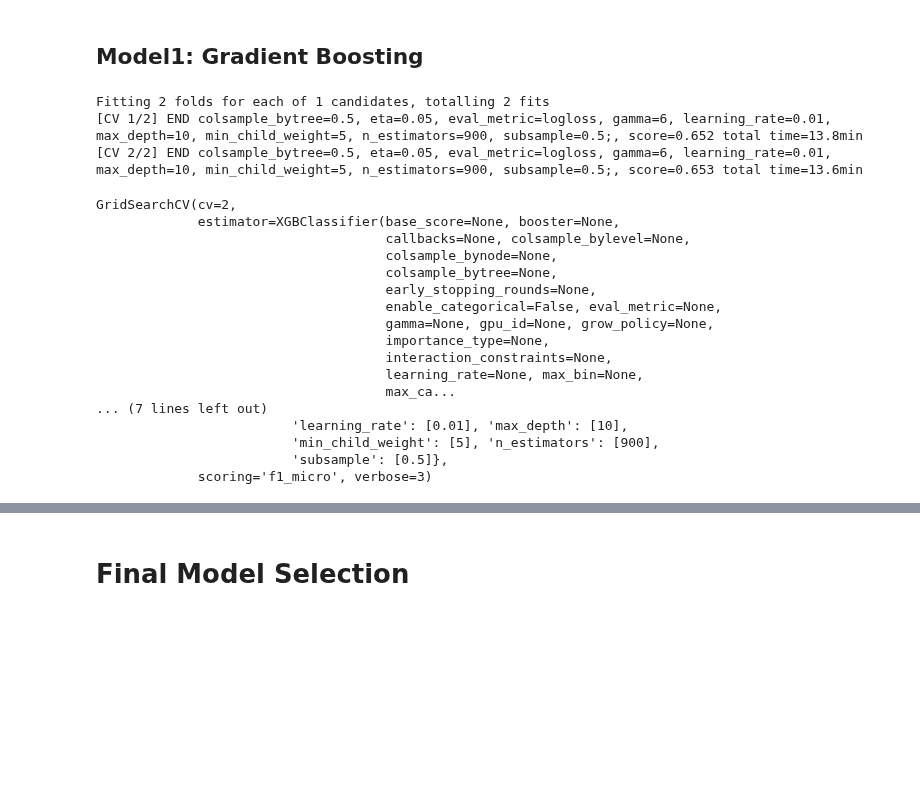
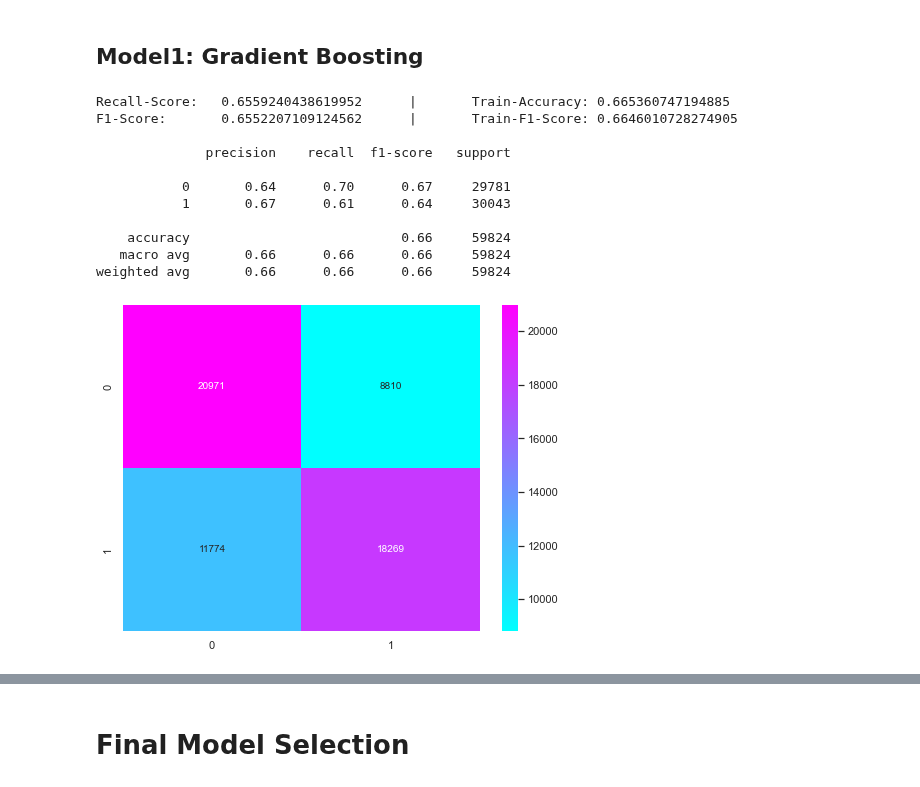
Before and after one commit to enricogoerlitz/ML-Models, a Jupyter notebook: Machine Learning Projects/01_Kaggle_Data_Projects_And_Competitions/00_Starter_Projects/02_Airline_Deley/notebooks/03_model_dev.ipynb, the cells around one changed output, grey strips where cells are left out. Drawn from its saved outputs; the diff is of its cells as text; code cells hidden in the pictures; blank space fills up the shorter version.

Commit message:
airline models created

```diff
--- a/Machine Learning Projects/01_Kaggle_Data_Projects_And_Competitions/00_Starter_Projects/02_Airline_Deley/notebooks/03_model_dev.ipynb
+++ b/Machine Learning Projects/01_Kaggle_Data_Projects_And_Competitions/00_Starter_Projects/02_Airline_Deley/notebooks/03_model_dev.ipynb
@@ -55,3 +39,36 @@ def print_top_rankings(model, top=10):
+# %%
+def print_top_rankings(grid_model, top=10):
+    sorted_zipped_report = sorted(
+        zip(
+            grid_model.cv_results_["params"],
+            grid_model.cv_results_["mean_test_score"],
+            grid_model.cv_results_["rank_test_score"]
+        ), key=lambda item: item[2]
+    )
+    for (i, (params, score, rank)) in enumerate(sorted_zipped_report):
+        if i >= top:
+            break
+
+        print(f"Rank: {rank}\tScore: {score}\nParam: {params}\n")
+
+def print_model_classification_report(model, X_data, y_data):
+    preds_test = model.predict(X_data)
+    preds_train = model.predict(X_train)
+
+    f1_score_test = f1_score(y_data, preds_test, average="macro")
+    accuracy_score_test = accuracy_score(y_data, preds_test)
+    f1_score_train = f1_score(y_train, preds_train, average="macro")
+    accuracy_score_train = accuracy_score(y_train, preds_train)
+
+    print(f"Accuracy-Score:\t{accuracy_score_test}\t|\tTrain-Accuracy-Score:\t{accuracy_score_train}")
+    print(f"F1-Score:\t{f1_score_test}\t|\tTrain-F1-Score:\t\t{f1_score_train}\n")
+    print(classification_report(y_data, preds_test))
+
+    plt.figure(figsize=(8, 6))
+    sns.heatmap(confusion_matrix(y_data, preds_test), annot=True, cmap="cool", fmt='.5g')
+
+# def print_feature_importance(model):
+#     return Series(data=model.feature_importances_, index=DATA_COLUMN_NAMES).sort_values(ascending=False)
 # %%
 MODEL_DATA = np.load("../model_data/nasa_prep_data.npz", allow_pickle=True)
 inputs = MODEL_DATA["inputs"]
@@ -95,6 +84,23 @@ test_y_train.mean()
 # Build the Model
 # %% [markdown]
 ## Model1: Gradient Boosting
+# %%
+xgb_model = XGBClassifier()
+xgb_model.fit(X_train, y_train)
+print_model_classification_report(xgb_model, X_test, y_test)
+# %% [output]
+Recall-Score:   0.6559240438619952      |       Train-Accuracy: 0.665360747194885
+F1-Score:       0.6552207109124562      |       Train-F1-Score: 0.6646010728274905
+
+              precision    recall  f1-score   support
+
+           0       0.64      0.70      0.67     29781
+           1       0.67      0.61      0.64     30043
+
+    accuracy                           0.66     59824
+   macro avg       0.66      0.66      0.66     59824
+weighted avg       0.66      0.66      0.66     59824
+[figure, added]
 # %%
 xgb_tmp_model = XGBClassifier()
 
@@ -112,25 +121,0 @@ xgb_grid_params = {
-# %%
-xgb_grid_model = GridSearchCV(xgb_tmp_model, xgb_grid_params, cv=2, verbose=3, scoring="f1_micro")
-
-xgb_grid_model.fit(X_train, y_train);
-# %% [output]
-Fitting 2 folds for each of 1 candidates, totalling 2 fits
-[CV 1/2] END colsample_bytree=0.5, eta=0.05, eval_metric=logloss, gamma=6, learning_rate=0.01, max_depth=10, min_child_weight=5, n_estimators=900, subsample=0.5;, score=0.652 total time=13.8min
-[CV 2/2] END colsample_bytree=0.5, eta=0.05, eval_metric=logloss, gamma=6, learning_rate=0.01, max_depth=10, min_child_weight=5, n_estimators=900, subsample=0.5;, score=0.653 total time=13.6min
-GridSearchCV(cv=2,
-             estimator=XGBClassifier(base_score=None, booster=None,
-                                     callbacks=None, colsample_bylevel=None,
-                                     colsample_bynode=None,
-                                     colsample_bytree=None,
-                                     early_stopping_rounds=None,
-                                     enable_categorical=False, eval_metric=None,
-                                     gamma=None, gpu_id=None, grow_policy=None,
-                                     importance_type=None,
-                                     interaction_constraints=None,
-                                     learning_rate=None, max_bin=None,
-                                     max_ca...
-... (7 lines left out)
-                         'learning_rate': [0.01], 'max_depth': [10],
-                         'min_child_weight': [5], 'n_estimators': [900],
-                         'subsample': [0.5]},
-             scoring='f1_micro', verbose=3)
```
Also changed, not shown: parts of 39 cells of this notebook, 3 other files.
